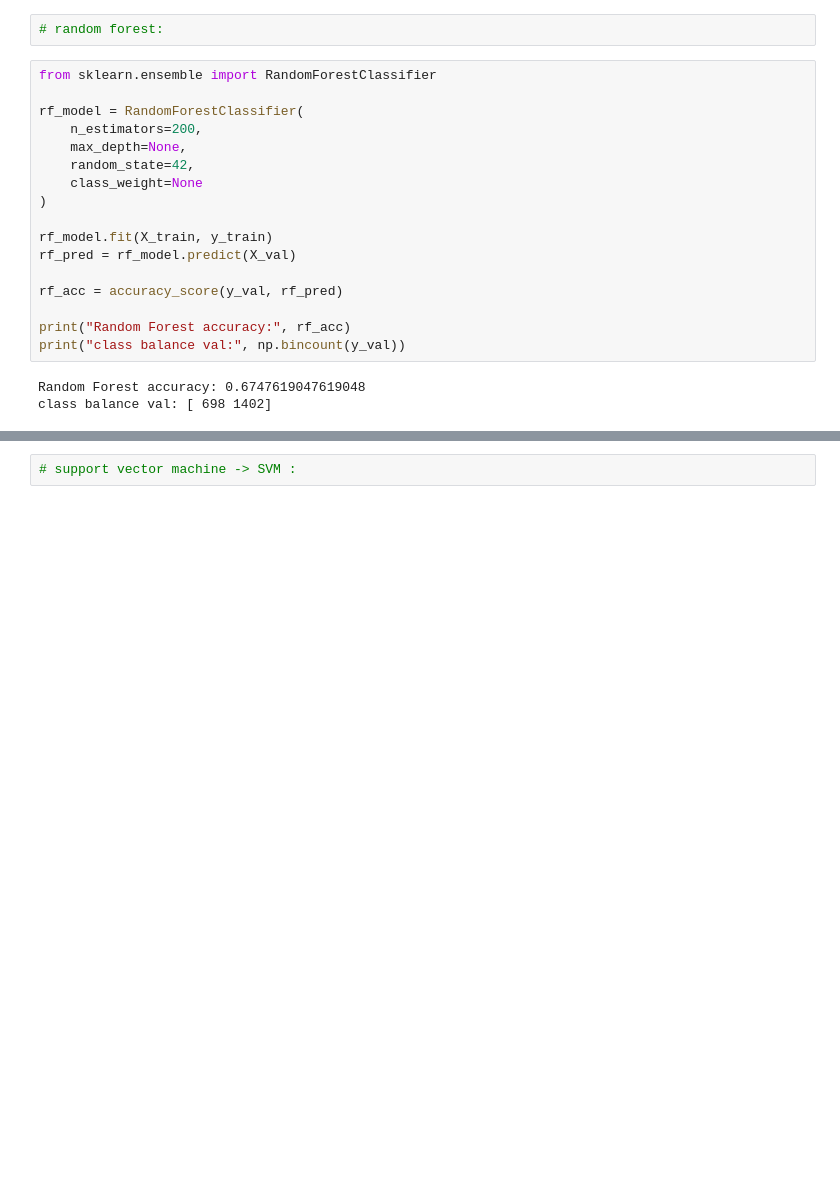
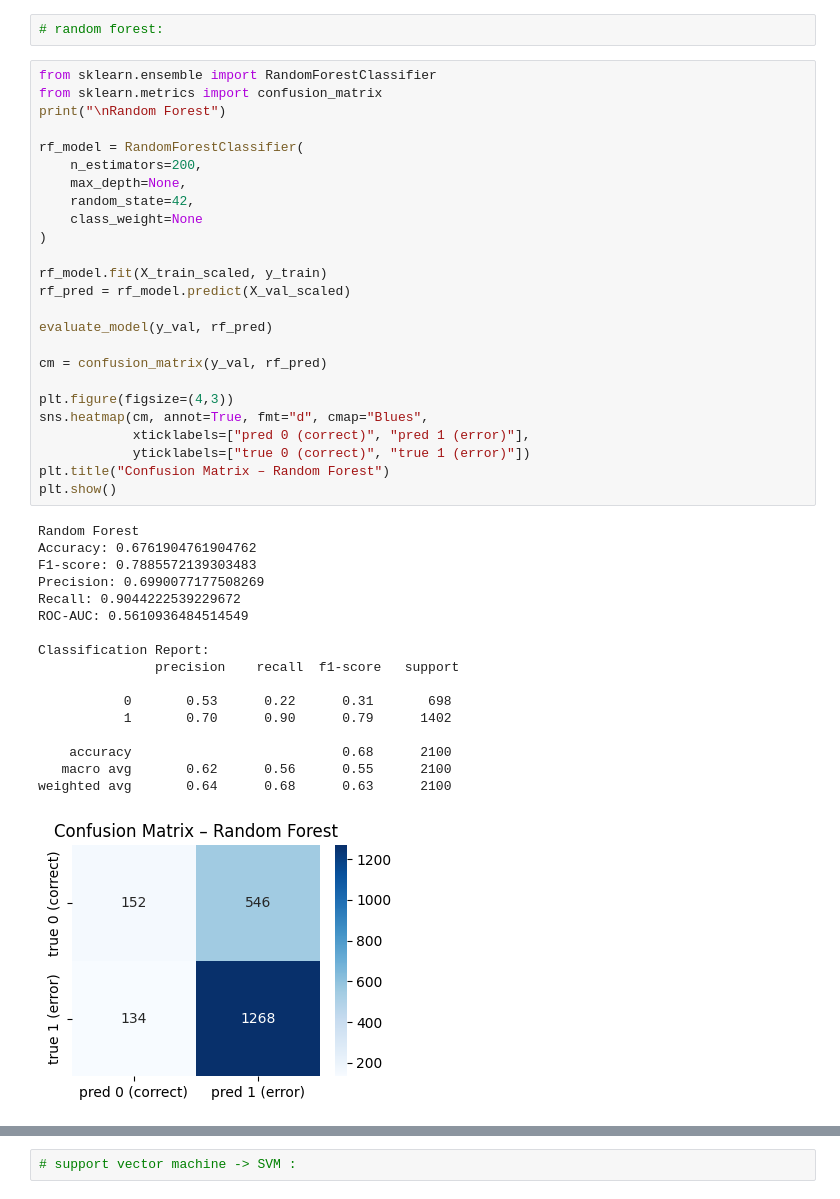
Before and after one commit to leobideau/capestone-fairness-audit, a Jupyter notebook: notebooks/05_ML_error_prediction.ipynb, the cells around one changed output, grey strips where cells are left out. Cells and saved outputs as stored; diff of their text form; blank space fills up the shorter version.

```diff
--- a/notebooks/05_ML_error_prediction.ipynb
+++ b/notebooks/05_ML_error_prediction.ipynb
@@ -122,22 +237,45 @@ class balance val: [ 698 1402]
 # random forest:
 # %%
 from sklearn.ensemble import RandomForestClassifier
+from sklearn.metrics import confusion_matrix
+print("\nRandom Forest")
 
 rf_model = RandomForestClassifier(
     n_estimators=200,
     max_depth=None,
     random_state=42,
     class_weight=None
 )
 
-rf_model.fit(X_train, y_train)
-rf_pred = rf_model.predict(X_val)
+rf_model.fit(X_train_scaled, y_train)
+rf_pred = rf_model.predict(X_val_scaled)
 
-rf_acc = accuracy_score(y_val, rf_pred)
+evaluate_model(y_val, rf_pred)
 
-print("Random Forest accuracy:", rf_acc)
-print("class balance val:", np.bincount(y_val))
+cm = confusion_matrix(y_val, rf_pred)
+
+plt.figure(figsize=(4,3))
+sns.heatmap(cm, annot=True, fmt="d", cmap="Blues",
+            xticklabels=["pred 0 (correct)", "pred 1 (error)"],
+            yticklabels=["true 0 (correct)", "true 1 (error)"])
+plt.title("Confusion Matrix – Random Forest")
+plt.show()
 # %% [output]
-Random Forest accuracy: 0.6747619047619048
-class balance val: [ 698 1402]
+Random Forest
+Accuracy: 0.6761904761904762
+F1-score: 0.7885572139303483
+Precision: 0.6990077177508269
+Recall: 0.9044222539229672
+ROC-AUC: 0.5610936484514549
+
+Classification Report:
+               precision    recall  f1-score   support
+
+           0       0.53      0.22      0.31       698
+           1       0.70      0.90      0.79      1402
+
+    accuracy                           0.68      2100
+   macro avg       0.62      0.56      0.55      2100
+weighted avg       0.64      0.68      0.63      2100
+[figure, added]
 # %%
```
Also changed, not shown: parts of 18 cells of this notebook.
